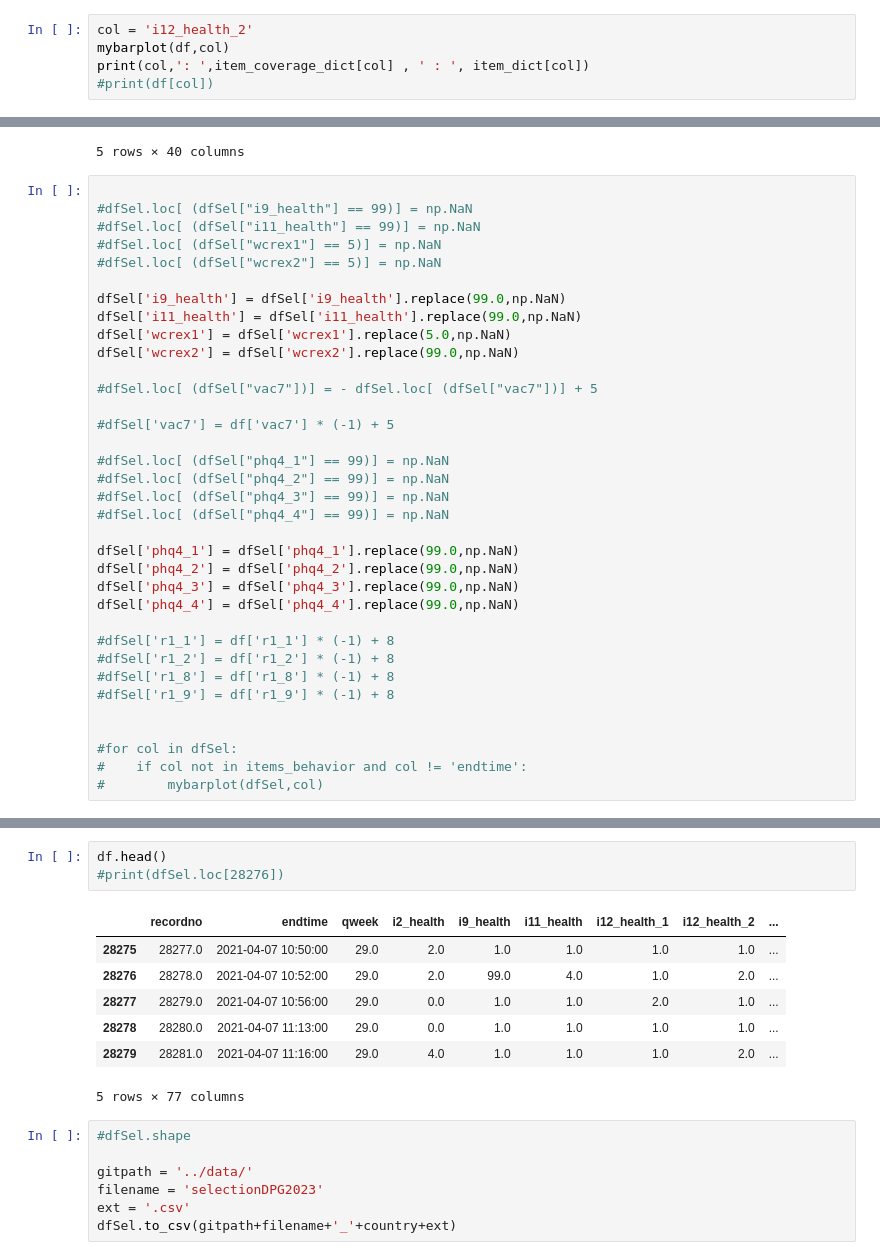
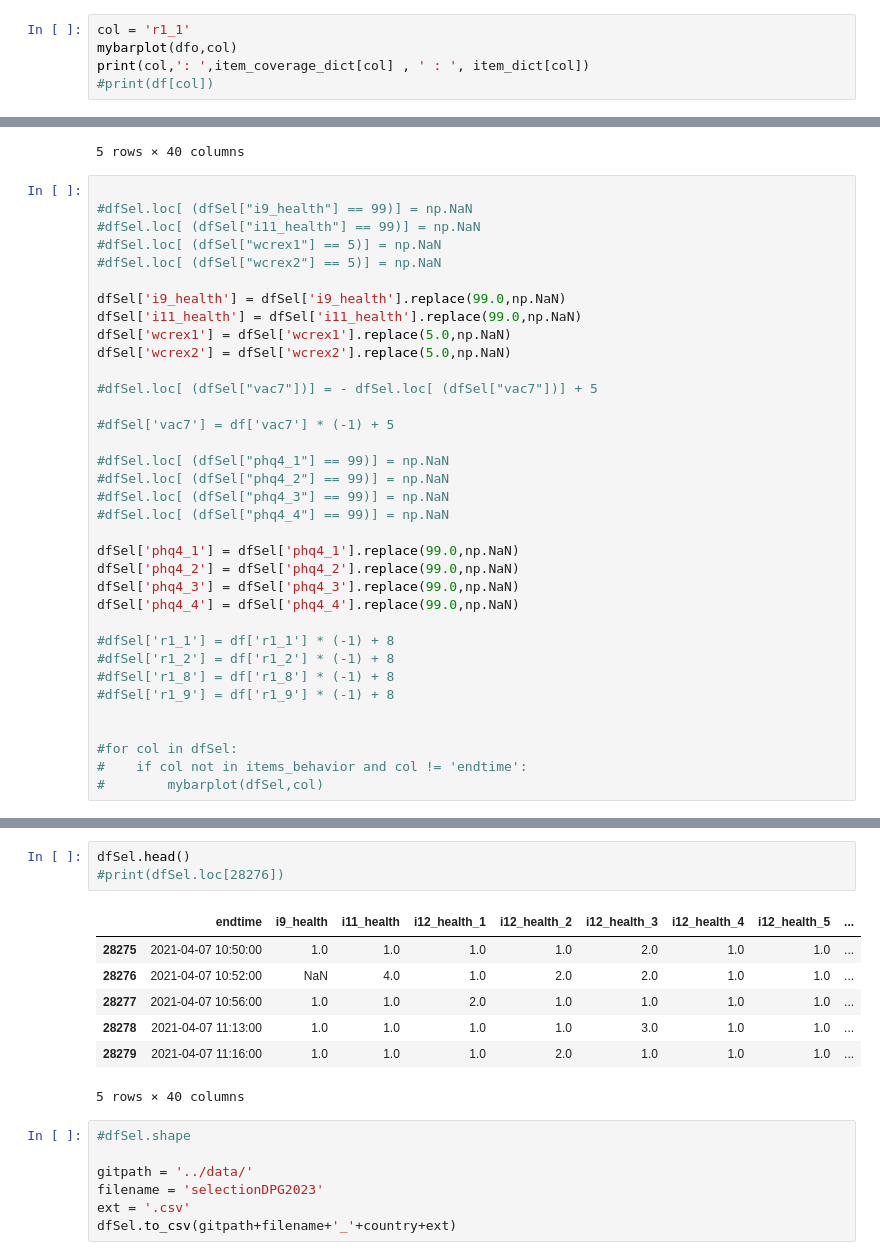
Before and after one commit to sevenbanisch/hackthon_yougov_data, a Jupyter notebook: DPG2023/dataselection4DPG2023.ipynb, the cells around one changed output, grey strips where cells are left out. Cells and saved outputs as stored; diff of their text form.

```diff
--- a/DPG2023/dataselection4DPG2023.ipynb
+++ b/DPG2023/dataselection4DPG2023.ipynb
@@ -111,8 +111,8 @@ df.shape
 # %% [output]
 (26230, 579)
 # %%
-col = 'i12_health_2'
-mybarplot(df,col)
+col = 'r1_1'
+mybarplot(dfo,col)
 print(col,': ',item_coverage_dict[col] , ' : ', item_dict[col])
 #print(df[col])
 # %% [output]
@@ -257,7 +263,7 @@ dfSel.head()
 dfSel['i9_health'] = dfSel['i9_health'].replace(99.0,np.NaN)
 dfSel['i11_health'] = dfSel['i11_health'].replace(99.0,np.NaN)
 dfSel['wcrex1'] = dfSel['wcrex1'].replace(5.0,np.NaN)
-dfSel['wcrex2'] = dfSel['wcrex2'].replace(99.0,np.NaN)
+dfSel['wcrex2'] = dfSel['wcrex2'].replace(5.0,np.NaN)
 
 #dfSel.loc[ (dfSel["vac7"])] = - dfSel.loc[ (dfSel["vac7"])] + 5
 
@@ -330,14 +330,14 @@ dfSel.head()
 # %%
-df.head()
+dfSel.head()
 #print(dfSel.loc[28276])
 # %% [output]
-|  | recordno | endtime | qweek | i2_health | i9_health | i11_health | i12_health_1 | i12_health_2 | ... |
-| 28275 | 28277.0 | 2021-04-07 10:50:00 | 29.0 | 2.0 | 1.0 | 1.0 | 1.0 | 1.0 | ... |
-| 28276 | 28278.0 | 2021-04-07 10:52:00 | 29.0 | 2.0 | 99.0 | 4.0 | 1.0 | 2.0 | ... |
-| 28277 | 28279.0 | 2021-04-07 10:56:00 | 29.0 | 0.0 | 1.0 | 1.0 | 2.0 | 1.0 | ... |
-| 28278 | 28280.0 | 2021-04-07 11:13:00 | 29.0 | 0.0 | 1.0 | 1.0 | 1.0 | 1.0 | ... |
-| 28279 | 28281.0 | 2021-04-07 11:16:00 | 29.0 | 4.0 | 1.0 | 1.0 | 1.0 | 2.0 | ... |
+|  | endtime | i9_health | i11_health | i12_health_1 | i12_health_2 | i12_health_3 | i12_health_4 | i12_health_5 | ... |
+| 28275 | 2021-04-07 10:50:00 | 1.0 | 1.0 | 1.0 | 1.0 | 2.0 | 1.0 | 1.0 | ... |
+| 28276 | 2021-04-07 10:52:00 | NaN | 4.0 | 1.0 | 2.0 | 2.0 | 1.0 | 1.0 | ... |
+| 28277 | 2021-04-07 10:56:00 | 1.0 | 1.0 | 2.0 | 1.0 | 1.0 | 1.0 | 1.0 | ... |
+| 28278 | 2021-04-07 11:13:00 | 1.0 | 1.0 | 1.0 | 1.0 | 3.0 | 1.0 | 1.0 | ... |
+| 28279 | 2021-04-07 11:16:00 | 1.0 | 1.0 | 1.0 | 2.0 | 1.0 | 1.0 | 1.0 | ... |
-5 rows × 77 columns
+5 rows × 40 columns
 # %%
 #dfSel.shape
 
```
Also changed, not shown: parts of 6 cells of this notebook, 2 other files.
